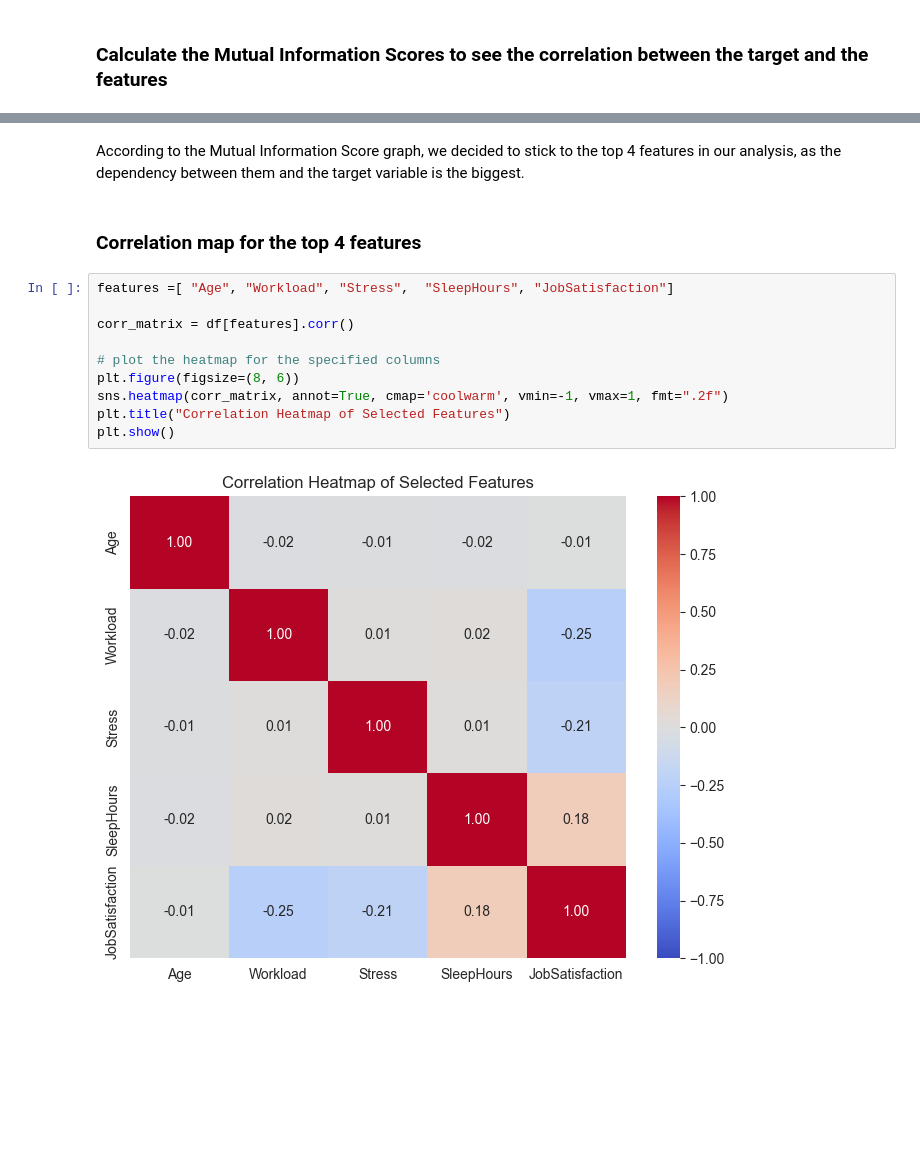
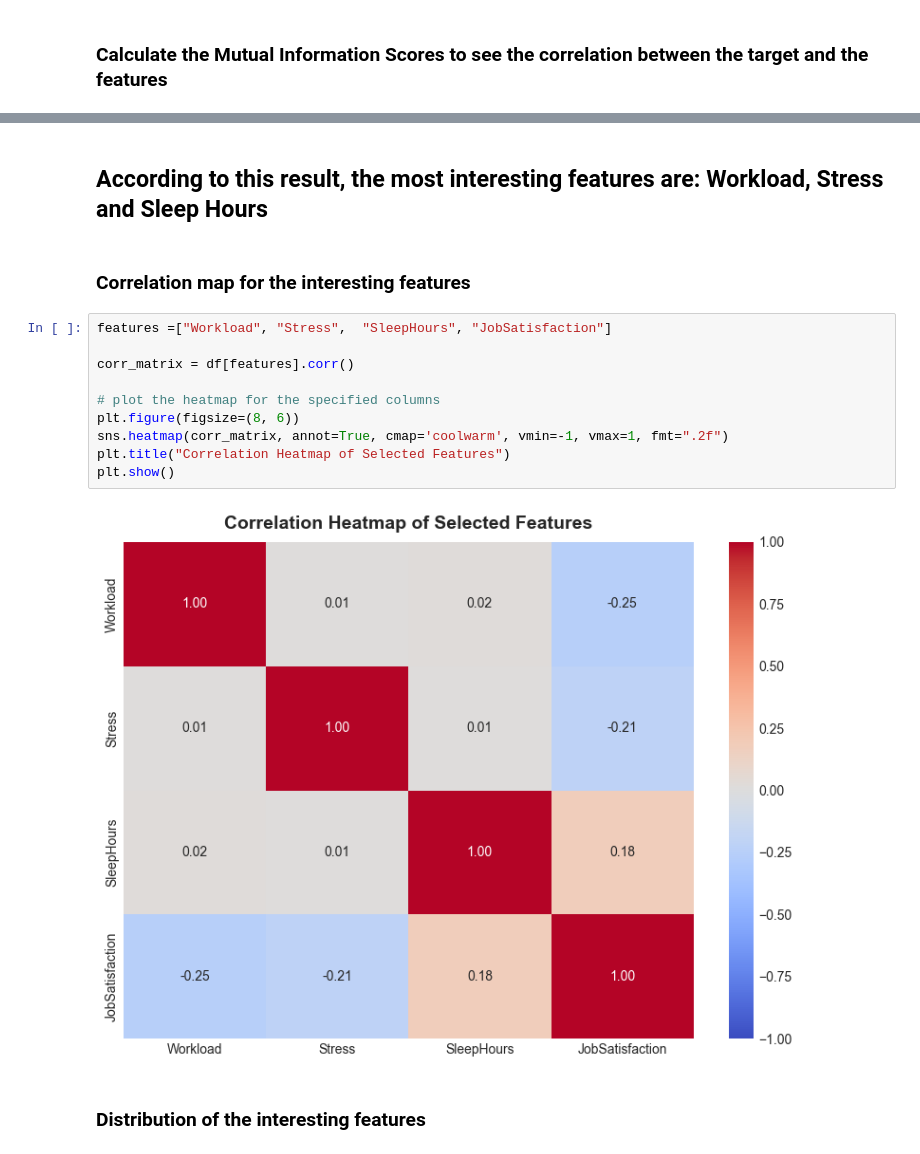
Before and after one commit to wk8481/SatisfactionLevel0, a Jupyter notebook: Notebook/Visualization.ipynb, the cells around one changed output, grey strips where cells are left out. Cells and saved outputs as stored; diff of their text form; blank space fills up the shorter version.

Commit message:
Improve visualization document.

```diff
--- a/Notebook/Visualization.ipynb
+++ b/Notebook/Visualization.ipynb
@@ -123,17 +121,19 @@ Name: MI Scores, dtype: float64
-# %% [markdown]
-According to the Mutual Information Score graph, we decided to stick to the top 4 features in our analysis, as the dependency between them and the target variable is the biggest.
+# %% [markdown]
+## According to this result, the most interesting features are: Workload, Stress and Sleep Hours
 # %% [markdown]
-### Correlation map for the top 4 features
+### Correlation map for the interesting features
 # %%
-features =[ "Age", "Workload", "Stress",  "SleepHours", "JobSatisfaction"]
+features =["Workload", "Stress",  "SleepHours", "JobSatisfaction"]
 
 corr_matrix = df[features].corr()
 
 # plot the heatmap for the specified columns
 plt.figure(figsize=(8, 6))
 sns.heatmap(corr_matrix, annot=True, cmap='coolwarm', vmin=-1, vmax=1, fmt=".2f")
 plt.title("Correlation Heatmap of Selected Features")
 plt.show()
 # %% [output]
-[figure, old version]
+[figure, new version]
+# %% [markdown]
+### Distribution of the interesting features
 # %%
```
Also changed, not shown: parts of 8 cells of this notebook.
